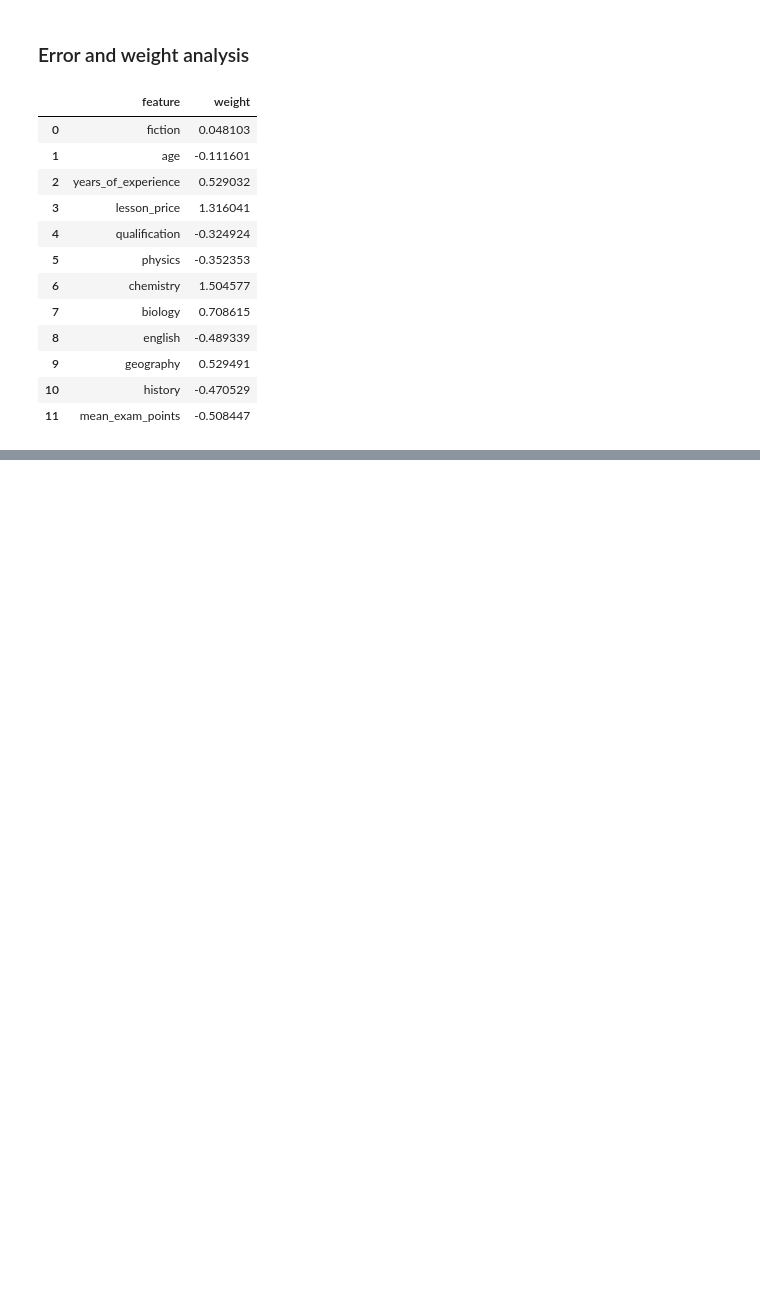
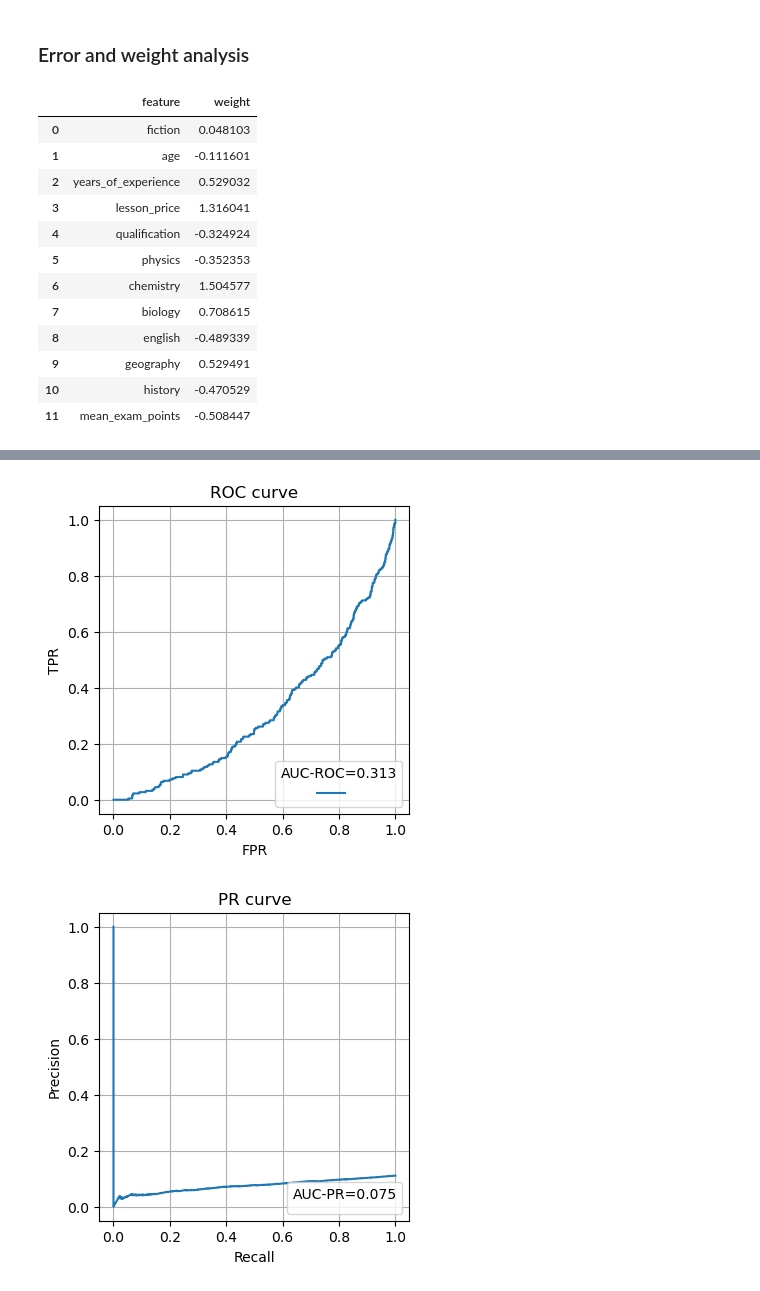
Before and after one commit to SpaceMakerc/tutor_prediction, a Jupyter notebook: predict_model_v1.ipynb, the cells around one changed output, grey strips where cells are left out. Saved outputs shown, nothing was run; the diff lists cells and outputs as text; code cells hidden in the pictures; blank space fills up the shorter version.

Commit message:
Modified Evaluate model. Now everything calc in one function. Created function for searching best params.

```diff
--- a/predict_model_v1.ipynb
+++ b/predict_model_v1.ipynb
@@ -710,10 +917,13 @@ scaler = MyStandardScaler()
 scaler.fit(X_train)
 print("Scaler has been fitted on X_train")
 X_train_scaled = scaler.transform(X_train)
-print("X_train has been scaled")
+X_valid_scaled = scaler.transform(X_valid)
+print("X_train and X_valid have been scaled")
 # Add Wo fiction feature
 intercept = np.ones((X_train_scaled.shape[0], 1))
 X_train_scaled = np.hstack([intercept, X_train_scaled])
-print(f"Added fiction feature to X_train_scaled, now X_train_scaled shape is ", X_train_scaled.shape)
+intercept = np.ones((X_valid_scaled.shape[0], 1))
+X_valid_scaled = np.hstack([intercept, X_valid_scaled])
+print(f"Added fiction feature to X_train_scaled, X_valid_scaled, now their shape is ", X_train_scaled.shape)
 # %% [output]
 Scaler has been fitted on X_train
@@ -722,3 +932,3 @@ Added fiction feature to X_train_scaled, now X_train_scaled shape is  (6000, 12)
 # %%
-logistic_regression = MyLogisticRegression(random_state=42)
+logistic_regression = MyLogisticRegression(iterations=1000, eta=0.001, random_state=42)
 # %%
@@ -726,3 +936,3 @@ logistic_regression.eval_model(X=X_train_scaled, y=y_train, iterations=1000, eta
 # %%
-train_predictions, train_proba = logistic_regression.calc_prediction(X=X_train_scaled)
+valid_predictions, valid_proba = logistic_regression.calc_prediction(X=X_valid_scaled)
 # %% [output]
@@ -903,0 +978,2 @@ plt.show()
+# %%
+evaluator = EvaluateModel(y_pred=valid_predictions, y_pred_proba=valid_proba, y=y_valid)
@@ -903,0 +984,5 @@ plt.show()
+# %%
+ROC_AUC, PR_AUC = evaluator.evaluation()
+# %% [output]
+[figure, added]
+[figure, added]
```
Also changed, not shown: parts of 12 cells of this notebook.
